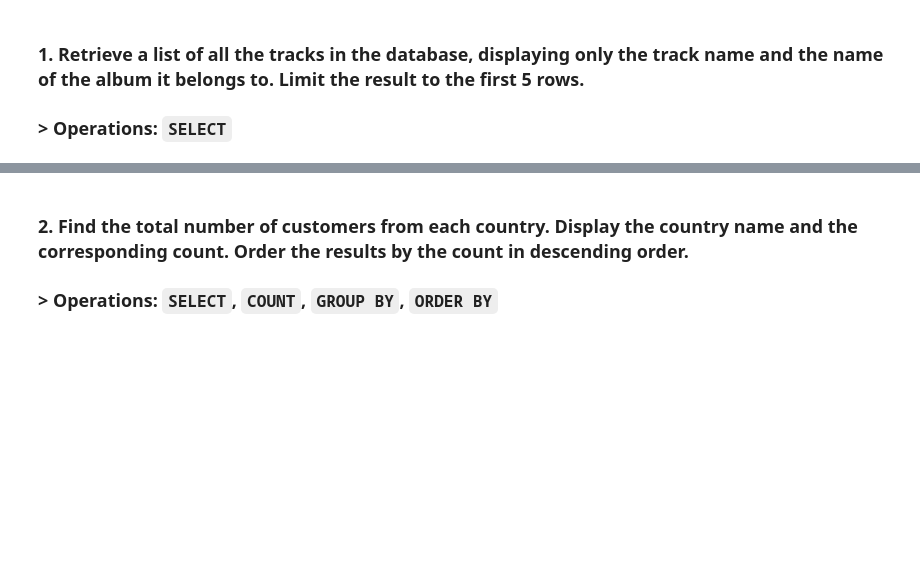
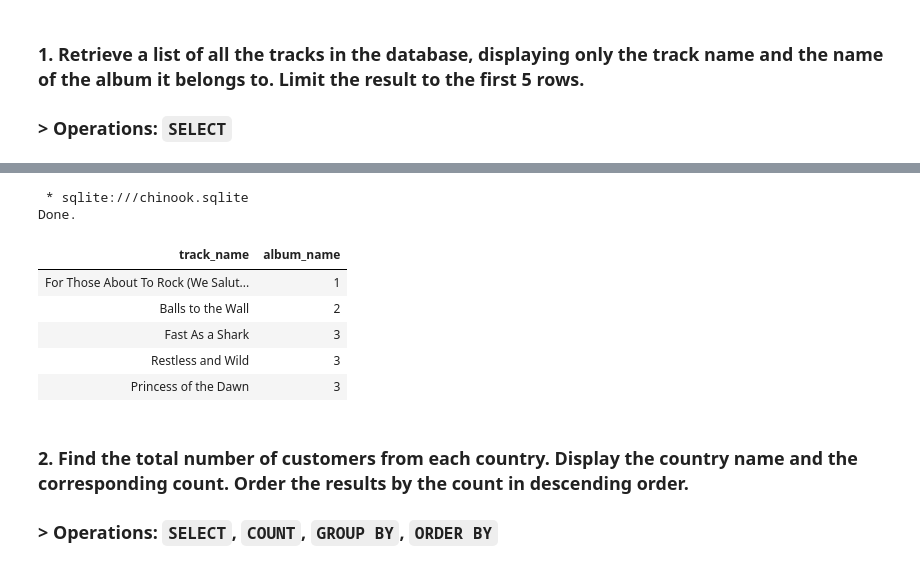
Before and after one commit to yukarikatsuhara/datasci_223, a Jupyter notebook: exercises/3-sql-queries/exercise.ipynb, the cells around one changed output, grey strips where cells are left out. Saved outputs shown, nothing was run; the diff lists cells and outputs as text; code cells hidden in the pictures; blank space fills up the shorter version.

```diff
--- a/exercises/3-sql-queries/exercise.ipynb
+++ b/exercises/3-sql-queries/exercise.ipynb
@@ -69,3 +99,16 @@ display(query)
+# %%
+first_5_rows = %sql SELECT tracks.Name as track_name, AlbumId as album_name\
+FROM tracks LIMIT 5;
+display(first_5_rows)
+# %% [output]
+ * sqlite:///chinook.sqlite
+Done.
+| track_name | album_name |
+| For Those About To Rock (We Salut... | 1 |
+| Balls to the Wall | 2 |
+| Fast As a Shark | 3 |
+| Restless and Wild | 3 |
+| Princess of the Dawn | 3 |
 # %% [markdown]
 ### 2. Find the total number of customers from each country. Display the country name and the corresponding count. Order the results by the count in descending order.
 ### > Operations: `SELECT`, `COUNT`, `GROUP BY`, `ORDER BY`
```
Also changed, not shown: parts of 8 cells of this notebook.
